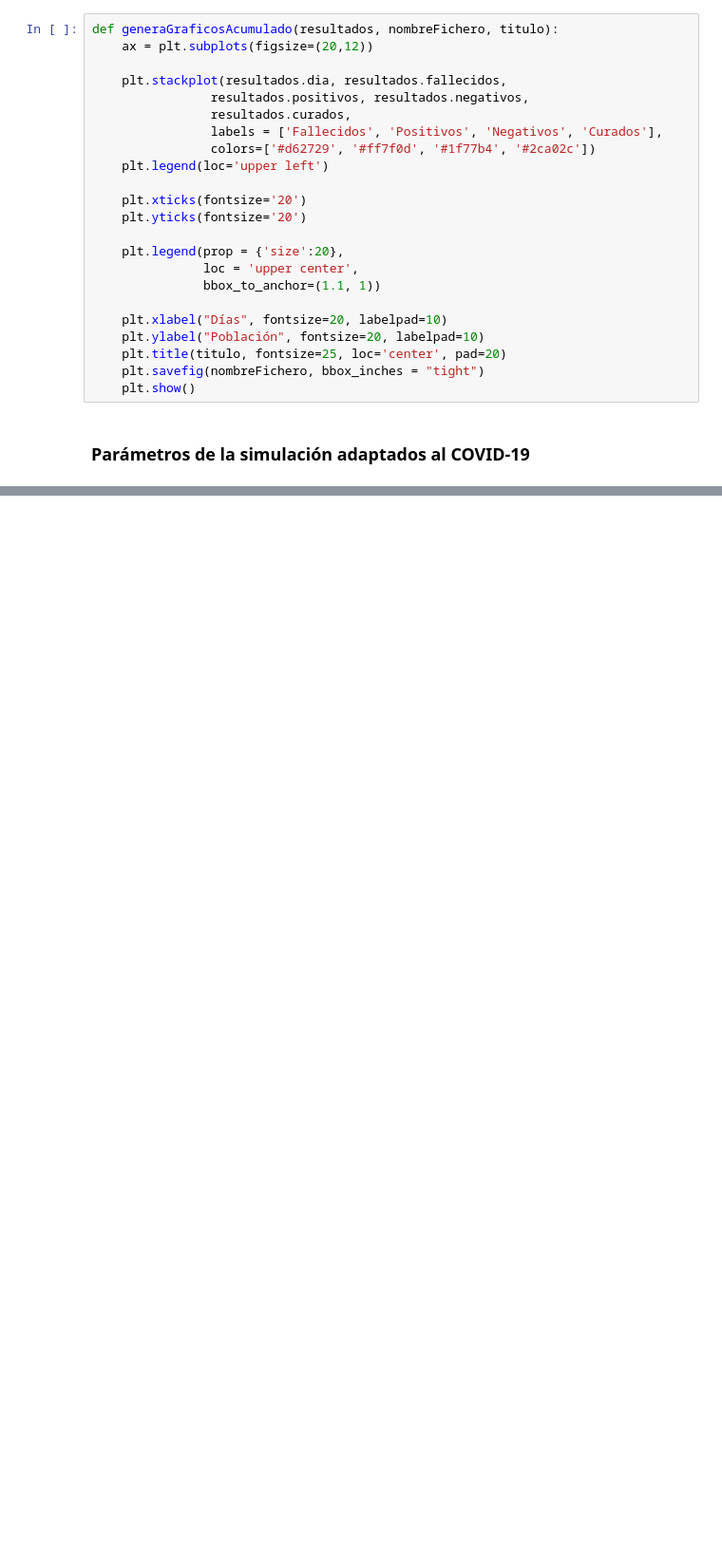
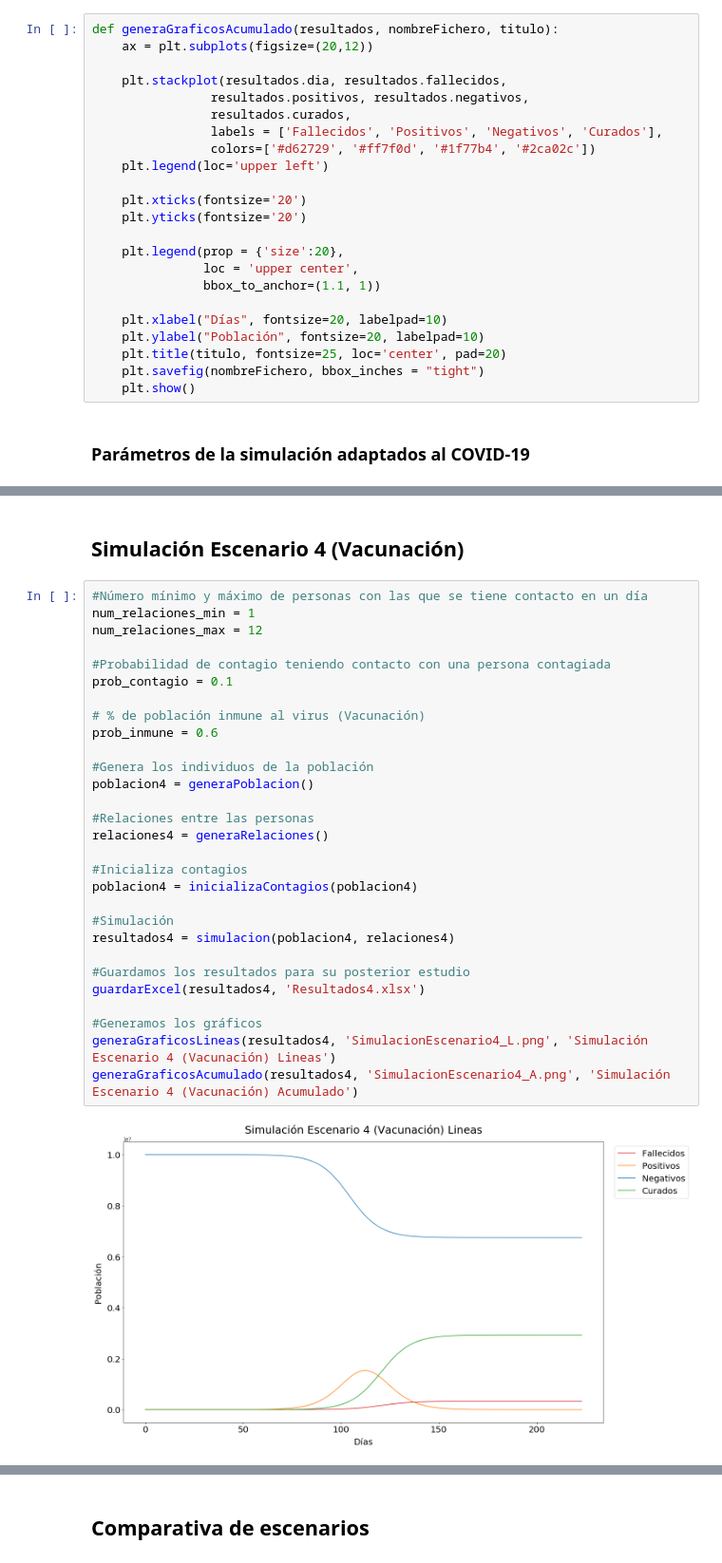
Before and after one commit to PascualArroyo/Simulador_Contagio_COVID-19, a Jupyter notebook: SimulacionVirtualContagio_COVID-19.ipynb, the cells around one changed output, grey strips where cells are left out. Shown at 95% size. Drawn from its saved outputs; the diff is of its cells as text; blank space fills up the shorter version.

```diff
--- a/SimulacionVirtualContagio_COVID-19.ipynb
+++ b/SimulacionVirtualContagio_COVID-19.ipynb
@@ -284,0 +340,33 @@ generaGraficosAcumulado(resultados2, 'SimulaciónQuedateEnCasa_A.png', 'Simulaci
+# %% [markdown]
+## Simulación Escenario 4 (Vacunación)
+# %%
+#Número mínimo y máximo de personas con las que se tiene contacto en un día
+num_relaciones_min = 1
+num_relaciones_max = 12
+
+#Probabilidad de contagio teniendo contacto con una persona contagiada
+prob_contagio = 0.1
+
+# % de población inmune al virus (Vacunación)
+prob_inmune = 0.6
+
+#Genera los individuos de la población
+poblacion4 = generaPoblacion()
+
+#Relaciones entre las personas
+relaciones4 = generaRelaciones()
+
+#Inicializa contagios
+poblacion4 = inicializaContagios(poblacion4)
+
+#Simulación
+resultados4 = simulacion(poblacion4, relaciones4)
+
+#Guardamos los resultados para su posterior estudio
+guardarExcel(resultados4, 'Resultados4.xlsx')
+
+#Generamos los gráficos
+generaGraficosLineas(resultados4, 'SimulacionEscenario4_L.png', 'Simulación Escenario 4 (Vacunación) Lineas')
+generaGraficosAcumulado(resultados4, 'SimulacionEscenario4_A.png', 'Simulación Escenario 4 (Vacunación) Acumulado')
+# %% [output]
+[figure, added]
@@ -284,0 +374,2 @@ generaGraficosAcumulado(resultados2, 'SimulaciónQuedateEnCasa_A.png', 'Simulaci
+# %% [markdown]
+## Comparativa de escenarios
```
Also changed, not shown: parts of 22 cells of this notebook, 23 other files.
